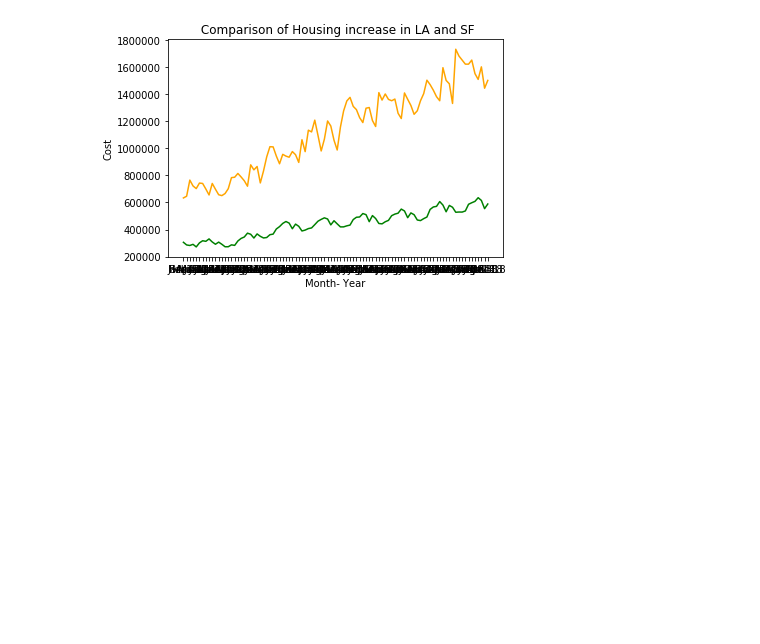
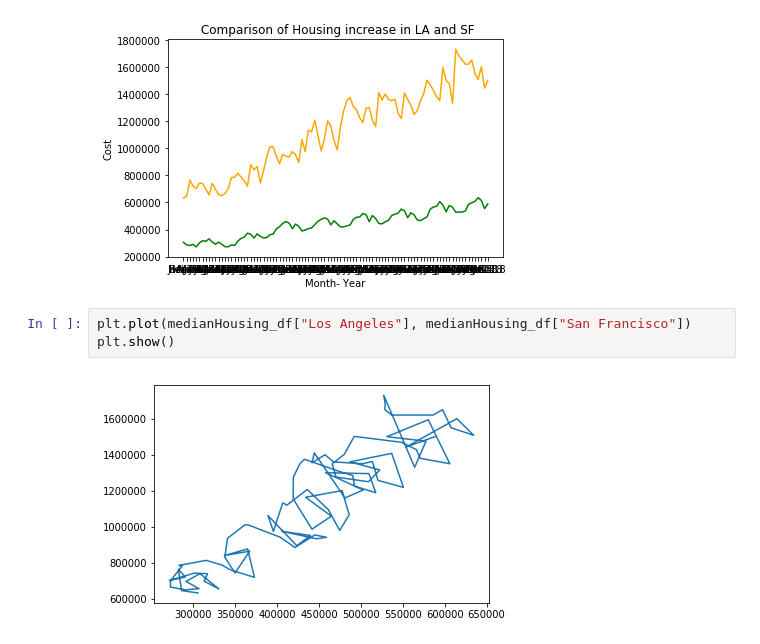
Before and after one commit to friedyams/Assignments, a Jupyter notebook: FInal/final.ipynb, the cells around one changed output. Drawn from its saved outputs; the diff is of its cells as text; blank space fills up the shorter version.

```diff
--- a/FInal/final.ipynb
+++ b/FInal/final.ipynb
@@ -1697,3 +1702,8 @@ plt.title (' Comparison of Housing increase in LA and SF')
 plt.show()
 # %% [output]
 [figure]
+# %%
+plt.plot(medianHousing_df["Los Angeles"], medianHousing_df["San Francisco"])
+plt.show()
+# %% [output]
+[figure, added]
```
Also changed, not shown: parts of 3 cells of this notebook, 1 other file.
